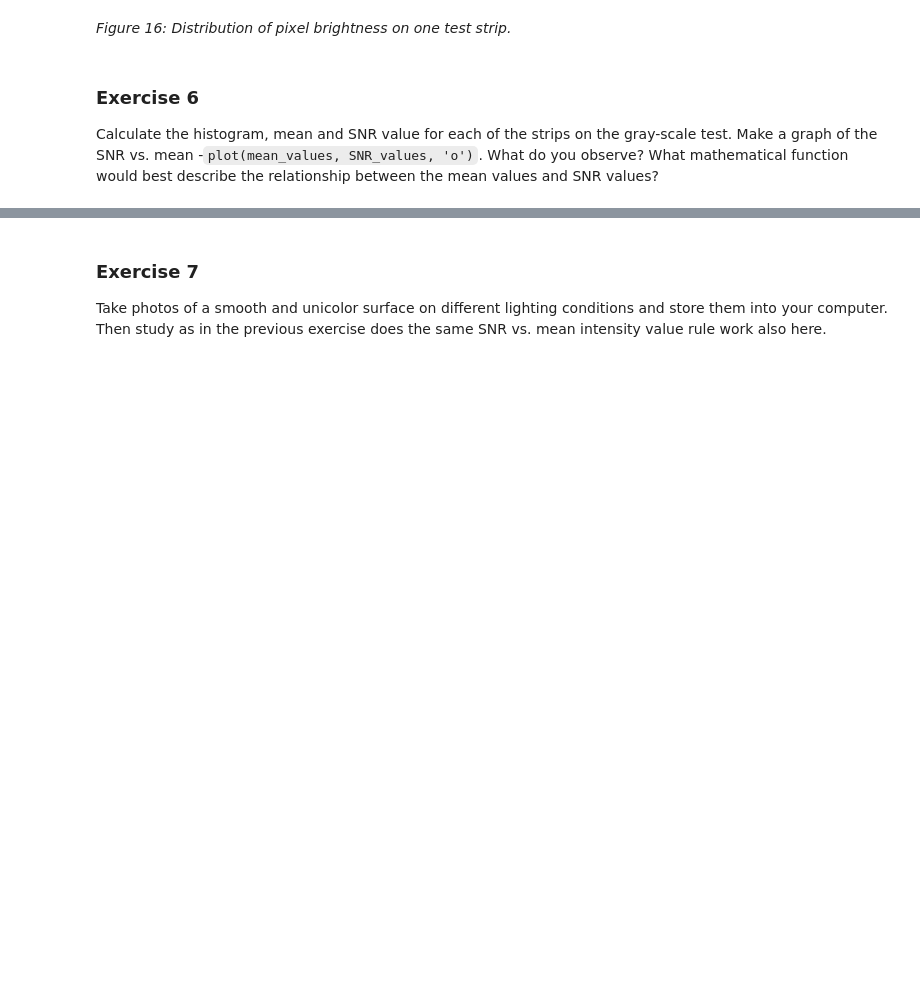
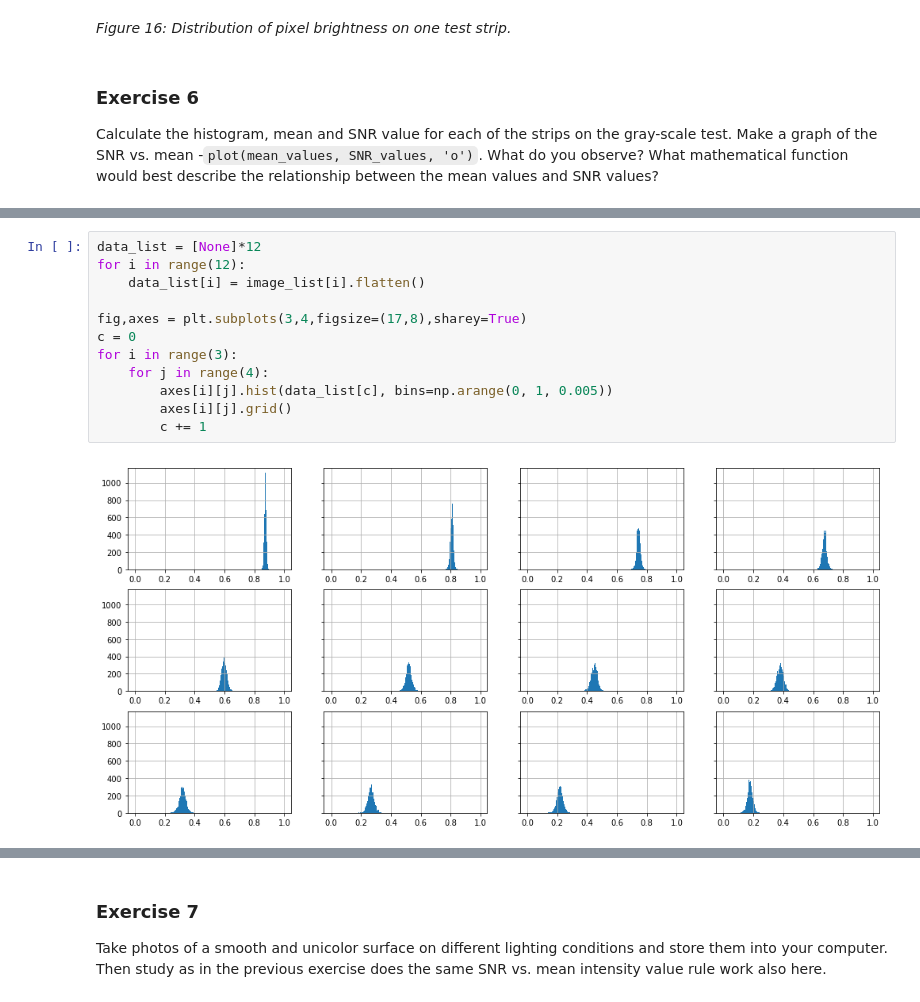
Before and after one commit to ChanhNguyen17/NumericalProblemSolving, a Jupyter notebook: Probability/Lab 3. Image shot noise.ipynb, the cells around one changed output, grey strips where cells are left out. Cells and saved outputs as stored; diff of their text form; blank space fills up the shorter version.

```diff
--- a/Probability/Lab 3. Image shot noise.ipynb
+++ b/Probability/Lab 3. Image shot noise.ipynb
@@ -563,0 +556,14 @@ axes[2][3].imshow(image_list[11], cmap='gray', interpolation='none', aspect='equ
+# %%
+data_list = [None]*12
+for i in range(12):
+    data_list[i] = image_list[i].flatten()
+
+fig,axes = plt.subplots(3,4,figsize=(17,8),sharey=True)
+c = 0
+for i in range(3):
+    for j in range(4):
+        axes[i][j].hist(data_list[c], bins=np.arange(0, 1, 0.005))
+        axes[i][j].grid()
+        c += 1
+# %% [output]
+[figure, added]
```
Also changed, not shown: parts of 33 cells of this notebook, 14 other files.
